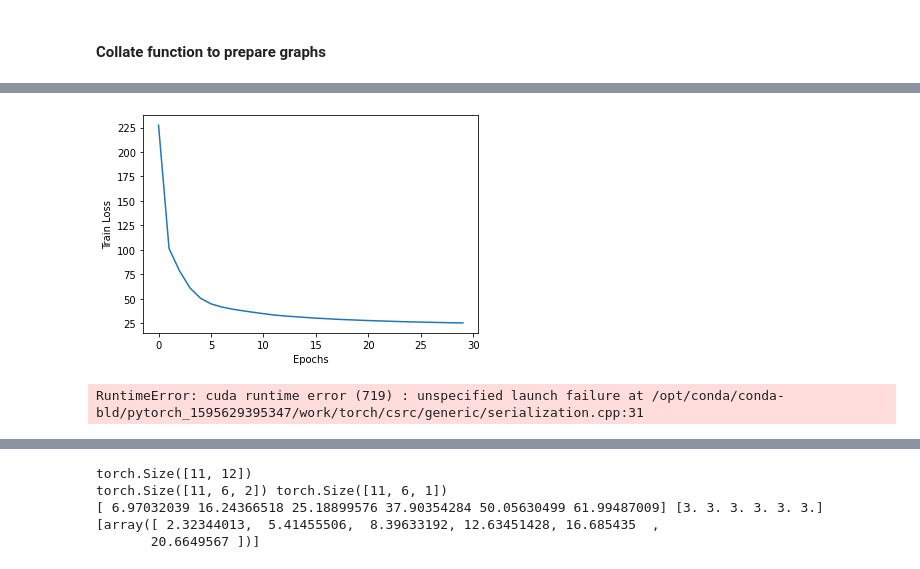
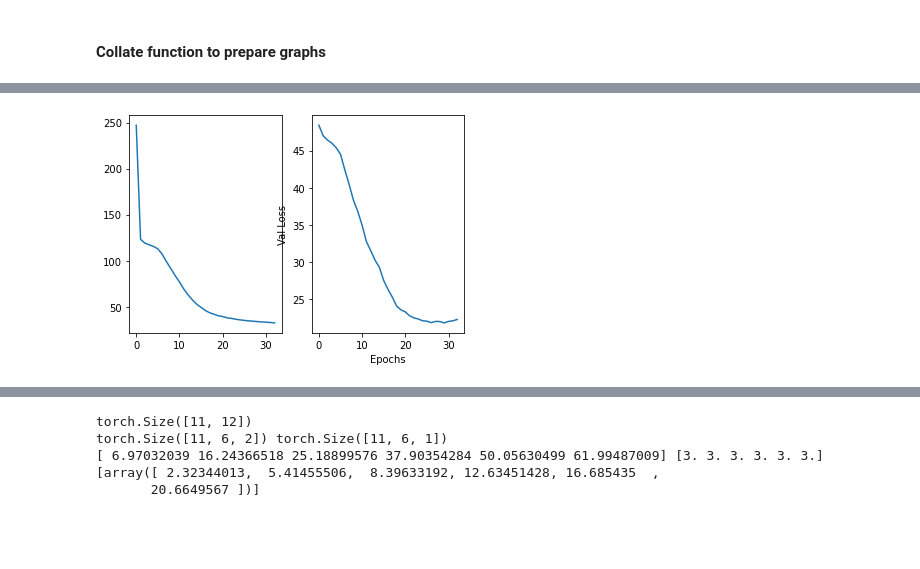
Before and after one commit to sancarlim/DBU-GNN, a Jupyter notebook: Graph_InitialTests.ipynb, the cells around one changed output, grey strips where cells are left out. Cells and saved outputs as stored; diff of their text form; code cells hidden in the pictures; blank space fills up the shorter version.

```diff
--- a/Graph_InitialTests.ipynb
+++ b/Graph_InitialTests.ipynb
@@ -47,0 +51,7 @@ torch.Size([12, 6, 1])
+# %%
+batched_graph, masks, snorm_n, snorm_e, last_vis_obj=next(iter(train_dataloader))
+print(masks.shape)
+batched_graph, masks, snorm_n, snorm_e, last_vis_obj=next(iter(val_dataloader))
+print(masks.shape)
+batched_graph, masks, snorm_n, snorm_e, last_vis_obj=next(iter(test_dataloader))
+print(masks.shape)
@@ -459,8 +521,9 @@ class GatedGCN_layer(nn.Module):
         h = g.ndata['h'] # result of graph convolution
         e = g.edata['e'] # result of graph convolution
 
-        h = h * snorm_n # normalize activation w.r.t. graph node size
-        e = e * snorm_e # normalize activation w.r.t. graph edge size
+
+        #h = h * snorm_n # normalize activation w.r.t. graph node size
+        #e = e * snorm_e # normalize activation w.r.t. graph edge size
 
         h = self.bn_node_h(h) # batch normalization
         e = self.bn_node_e(e) # batch normalization
@@ -475,26 +538,24 @@ class GatedGCN_layer(nn.Module):
 # %%
 class GatedGCN(nn.Module):
 
-    def __init__(self, input_dim, hidden_dim, output_dim, L):
+    def __init__(self, input_dim, hidden_dim, output_dim):
         super().__init__()
         self.embedding_h = nn.Linear(input_dim, hidden_dim)
         self.embedding_e = nn.Linear(1, hidden_dim)
-        self.GatedGCN_layers = nn.ModuleList([
-            GatedGCN_layer(hidden_dim, hidden_dim) for _ in range(L)
-        ])
-        self.MLP_layer = MLP_layer(hidden_dim, output_dim)
+        self.GatedGCN1 = GatedGCN_layer(hidden_dim, hidden_dim)
+        self.GatedGCN2 = GatedGCN_layer(hidden_dim, hidden_dim)
+        self.linear1 = nn.Linear(hidden_dim, output_dim)
 
     def forward(self, g, h, e, snorm_n, snorm_e):
-
         # input embedding
         h = self.embedding_h(h)
         e = self.embedding_e(e)
-
         # graph convnet layers
-        for GGCN_layer in self.GatedGCN_layers:
-            h, e = GGCN_layer(g, h, e, snorm_n, snorm_e)
-
+        h, e = self.GatedGCN1(g, h, e, snorm_n, snorm_e)
+        h, e = self.GatedGCN2(g, h, e, snorm_n, snorm_e)
         # MLP
-        y = self.MLP_layer(h)
+        y = self.linear1(h)
 
         return y
+
+print( GatedGCN(input_dim=18, hidden_dim=128, output_dim=12))
@@ -505,7 +685,7 @@ class GatedGCN(nn.Module):
 # %%
 def compute_RMSE_batch(pred, gt, mask):
     #output mask vale 0 si no visible o no-car o visible pero no hay datos en ese frame  (B*V,T,1), cada fila un nodo de un grafo perteneciente al batch
-    pred=pred.view(pred.shape[0],6,-1)
+    pred=pred.view(pred.shape[0],mask.shape[1],-1)
     #gt=gt.view(pred.shape[0],6,-1)
 
     pred = pred*mask #B*V,T,C  (B n grafos en el batch)
@@ -603,15 +878,16 @@ Epoch:  5
 # %%
 plt.ion() #Turn the interactive mode on
-fig = plt.figure()
-epochs = list(range(30))
+#fig = plt.figure()
+epochs = list(range(33))
+#plt.plot(epochs,train_loss_sum, val_loss_sum)
+
+plt.subplot(1,2,1)
 plt.plot(epochs,train_loss_sum)
+plt.subplot(1,2,2)
+plt.plot(epochs,val_loss_sum)
 plt.xlabel('Epochs')
-plt.ylabel('Train Loss')
+plt.ylabel('Val Loss')
 plt.show()
 # %% [output]
-[figure, old version]
+[figure, new version]
-# %%
-torch.save(model.state_dict(), "./model_checkpoints/gat_64_hid64_infeats12.pth")
-# %% [output]
-RuntimeError: cuda runtime error (719) : unspecified launch failure at /opt/conda/conda-bld/pytorch_1595629395347/work/torch/csrc/generic/serialization.cpp:31
 # %%
```
Also changed, not shown: parts of 23 cells of this notebook, 4 other files.
